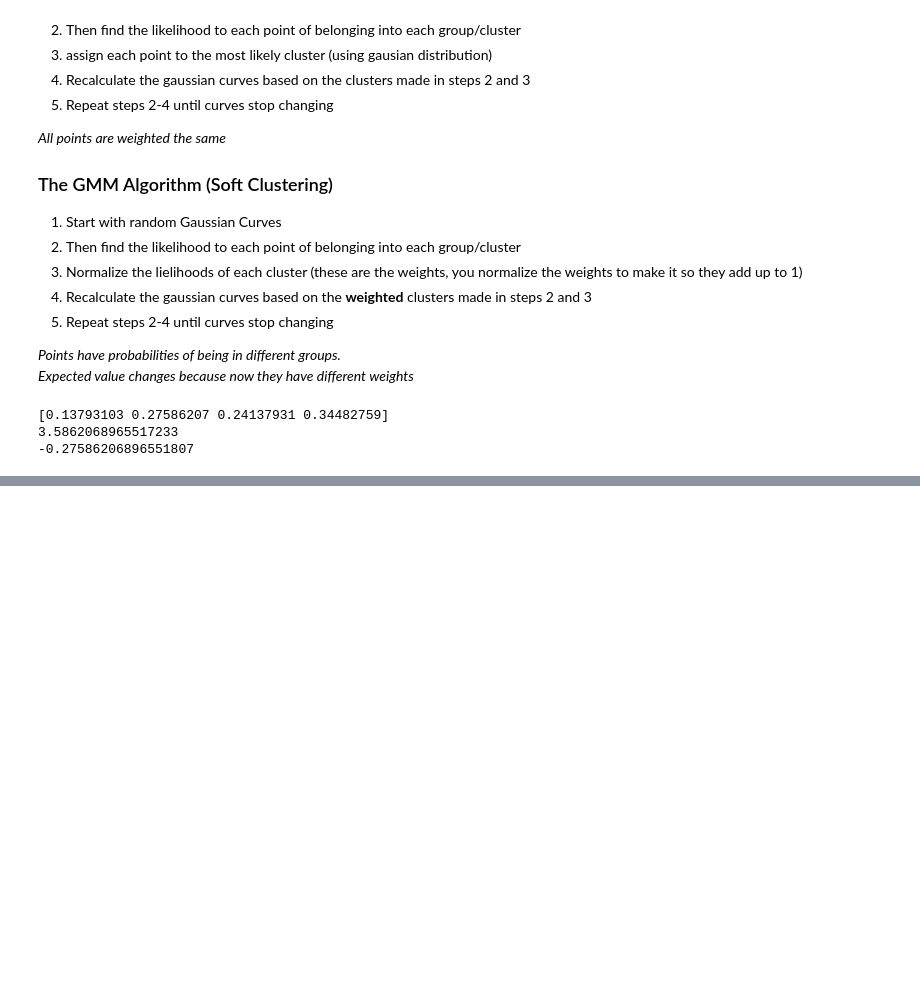
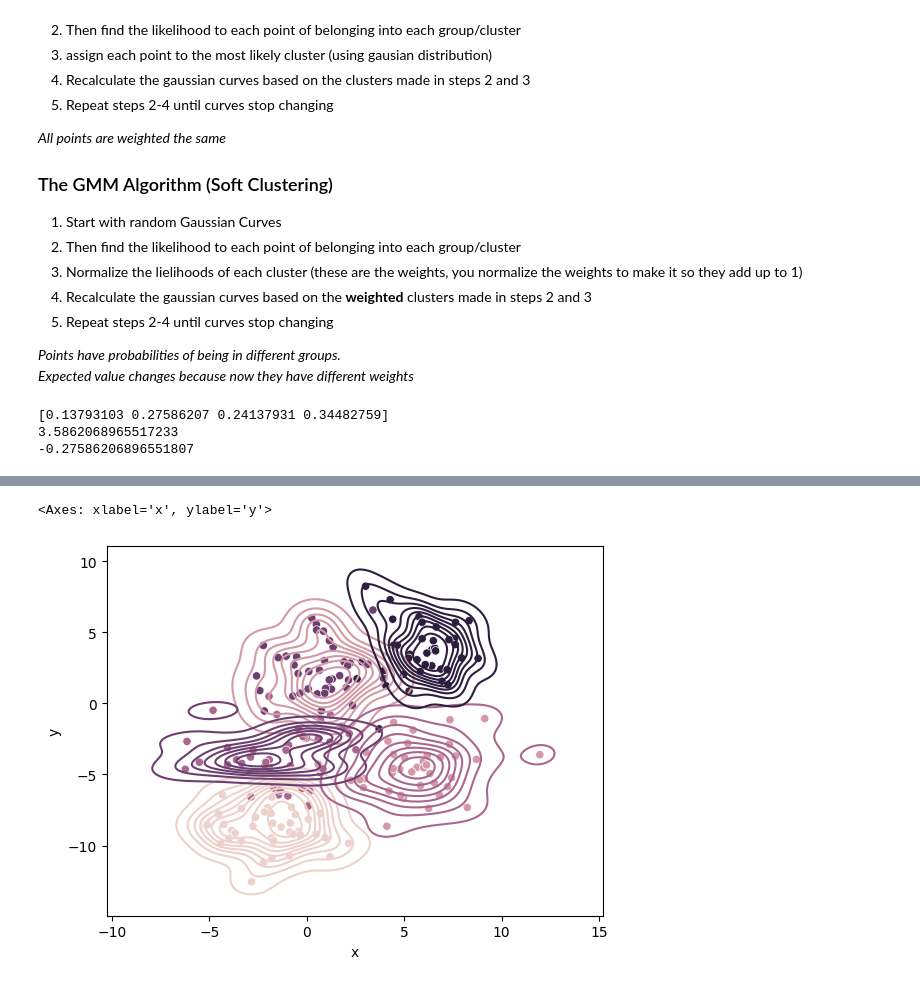
Before and after one commit to dustyshaw/machine-learning, a Jupyter notebook: notes/day17_GMMS.ipynb, the cells around one changed output, grey strips where cells are left out. Drawn from its saved outputs; the diff is of its cells as text; code cells hidden in the pictures; blank space fills up the shorter version.

```diff
--- a/notes/day17_GMMS.ipynb
+++ b/notes/day17_GMMS.ipynb
@@ -138,0 +188,7 @@ print((y*w).sum() / w.sum()) # expected values x
+# %%
+fig, ax = plt.subplots()
+sns.kdeplot(data=dataset, x='x', y='y', hue='Cluster', ax=ax, legend=False)
+sns.scatterplot(data=dataset, x='x', y='y', hue=y, ax=ax, legend=False)
+# %% [output]
+<Axes: xlabel='x', ylabel='y'>
+[figure, added]
```
Also changed, not shown: parts of 3 cells of this notebook, 1 other file.
